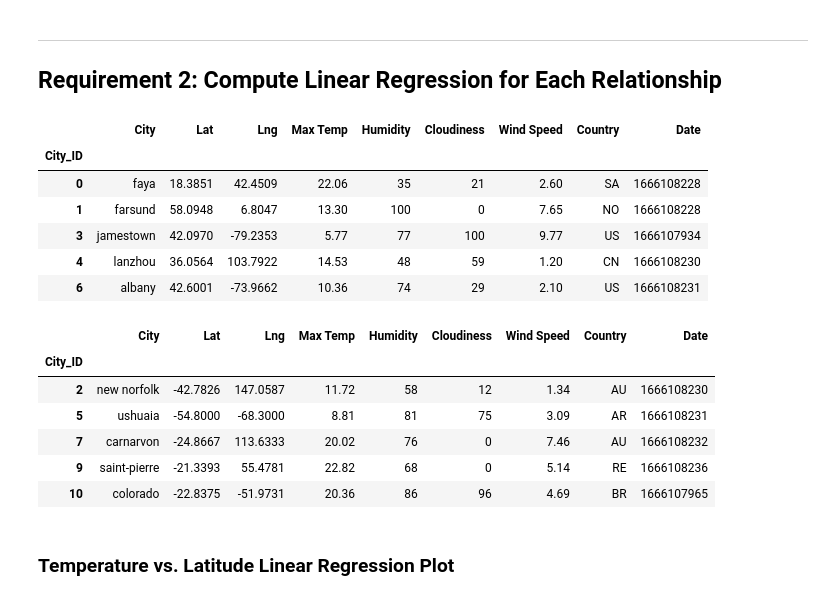
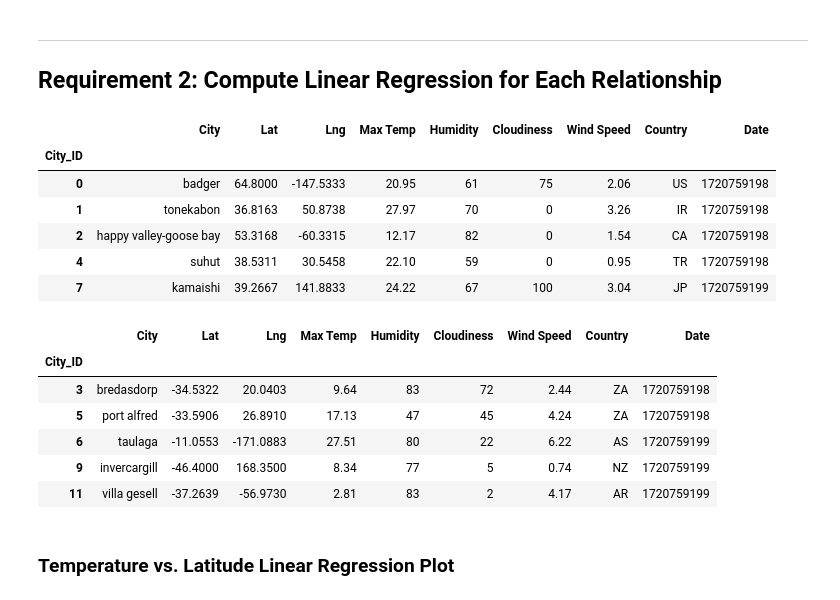
Before and after one commit to YvetteSong/World_Weather_Analysis, a Jupyter notebook: WeatherPy/WeatherPy.ipynb, the cells around one changed output. Saved outputs shown, nothing was run; the diff lists cells and outputs as text; code cells hidden in the pictures.

```diff
--- a/WeatherPy/WeatherPy.ipynb
+++ b/WeatherPy/WeatherPy.ipynb
@@ -312,30 +326,30 @@ plt.show()
 # %%
 # Create a DataFrame with the Northern Hemisphere data (Latitude >= 0)
-# YOUR CODE HERE
+northern_hemi_df = city_data_df[city_data_df['Lat'] >= 0]
 
 # Display sample data
 northern_hemi_df.head()
 # %% [output]
 |  | City | Lat | Lng | Max Temp | Humidity | Cloudiness | Wind Speed | Country | Date |
 | City_ID |  |  |  |  |  |  |  |  |  |
-| 0 | faya | 18.3851 | 42.4509 | 22.06 | 35 | 21 | 2.60 | SA | 1666108228 |
-| 1 | farsund | 58.0948 | 6.8047 | 13.30 | 100 | 0 | 7.65 | NO | 1666108228 |
-| 3 | jamestown | 42.0970 | -79.2353 | 5.77 | 77 | 100 | 9.77 | US | 1666107934 |
-| 4 | lanzhou | 36.0564 | 103.7922 | 14.53 | 48 | 59 | 1.20 | CN | 1666108230 |
-| 6 | albany | 42.6001 | -73.9662 | 10.36 | 74 | 29 | 2.10 | US | 1666108231 |
+| 0 | badger | 64.8000 | -147.5333 | 20.95 | 61 | 75 | 2.06 | US | 1720759198 |
+| 1 | tonekabon | 36.8163 | 50.8738 | 27.97 | 70 | 0 | 3.26 | IR | 1720759198 |
+| 2 | happy valley-goose bay | 53.3168 | -60.3315 | 12.17 | 82 | 0 | 1.54 | CA | 1720759198 |
+| 4 | suhut | 38.5311 | 30.5458 | 22.10 | 59 | 0 | 0.95 | TR | 1720759198 |
+| 7 | kamaishi | 39.2667 | 141.8833 | 24.22 | 67 | 100 | 3.04 | JP | 1720759199 |
 # %%
 # Create a DataFrame with the Southern Hemisphere data (Latitude < 0)
-# YOUR CODE HERE
+southern_hemi_df = city_data_df[city_data_df['Lat'] < 0]
 
 # Display sample data
 southern_hemi_df.head()
 # %% [output]
 |  | City | Lat | Lng | Max Temp | Humidity | Cloudiness | Wind Speed | Country | Date |
 | City_ID |  |  |  |  |  |  |  |  |  |
-| 2 | new norfolk | -42.7826 | 147.0587 | 11.72 | 58 | 12 | 1.34 | AU | 1666108230 |
-| 5 | ushuaia | -54.8000 | -68.3000 | 8.81 | 81 | 75 | 3.09 | AR | 1666108231 |
-| 7 | carnarvon | -24.8667 | 113.6333 | 20.02 | 76 | 0 | 7.46 | AU | 1666108232 |
-| 9 | saint-pierre | -21.3393 | 55.4781 | 22.82 | 68 | 0 | 5.14 | RE | 1666108236 |
-| 10 | colorado | -22.8375 | -51.9731 | 20.36 | 86 | 96 | 4.69 | BR | 1666107965 |
+| 3 | bredasdorp | -34.5322 | 20.0403 | 9.64 | 83 | 72 | 2.44 | ZA | 1720759198 |
+| 5 | port alfred | -33.5906 | 26.8910 | 17.13 | 47 | 45 | 4.24 | ZA | 1720759198 |
+| 6 | taulaga | -11.0553 | -171.0883 | 27.51 | 80 | 22 | 6.22 | AS | 1720759199 |
+| 9 | invercargill | -46.4000 | 168.3500 | 8.34 | 77 | 5 | 0.74 | NZ | 1720759199 |
+| 11 | villa gesell | -37.2639 | -56.9730 | 2.81 | 83 | 2 | 4.17 | AR | 1720759199 |
 # %% [markdown]
 ###  Temperature vs. Latitude Linear Regression Plot
```
Also changed, not shown: parts of 28 cells of this notebook, 5 other files.
